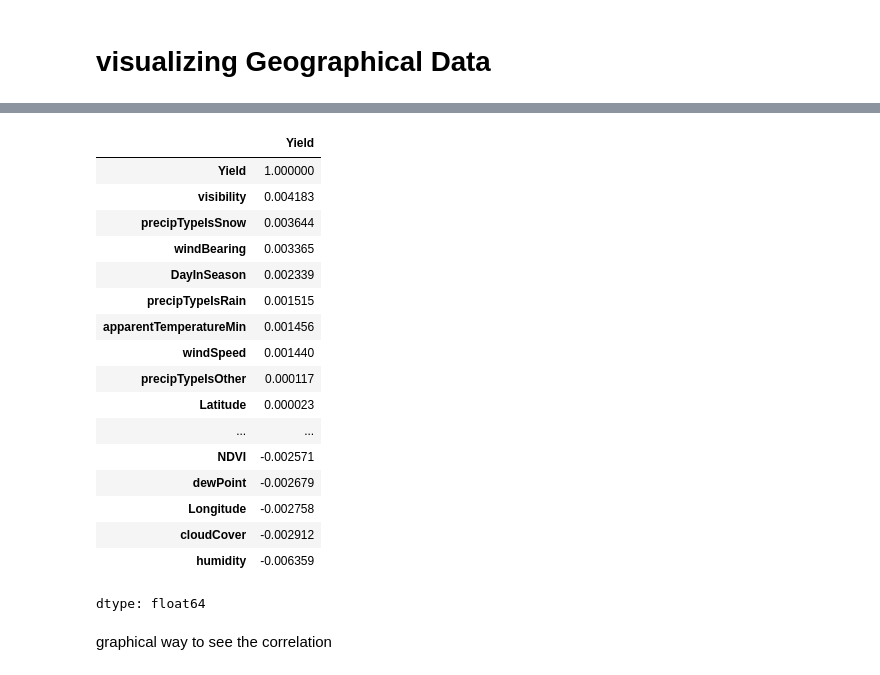
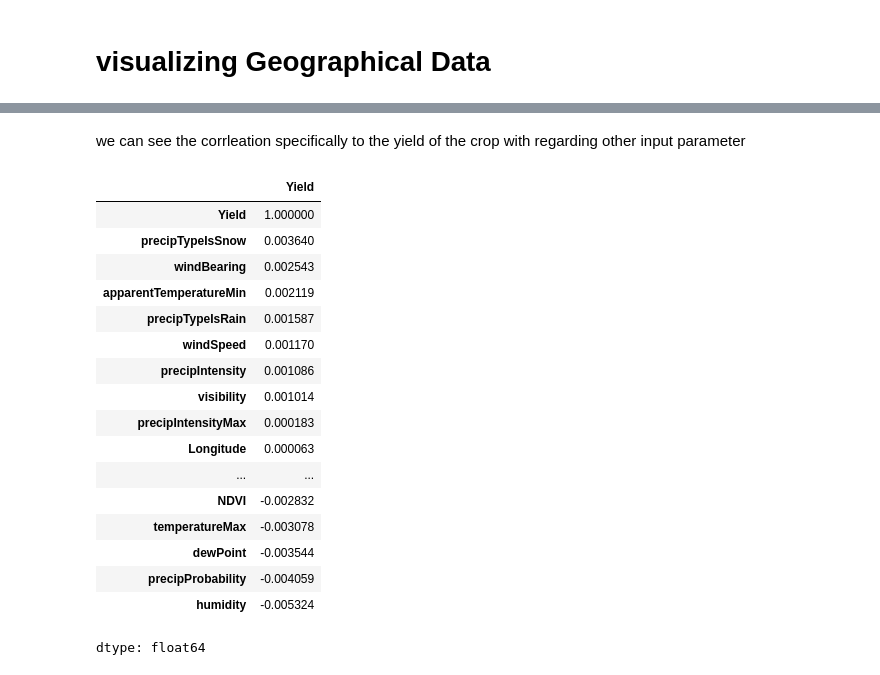
Before and after one commit to yonas8989/wheat_crop_production_ml, a Jupyter notebook: production_prediction.ipynb, the cells around one changed output, grey strips where cells are left out. Saved outputs shown, nothing was run; the diff lists cells and outputs as text; code cells hidden in the pictures.

```diff
--- a/production_prediction.ipynb
+++ b/production_prediction.ipynb
@@ -225,25 +281,24 @@ plt.show()
+# %% [markdown]
+ we can see the corrleation specifically to the yield of the crop with regarding other input parameter
 # %%
-corr_matrix = agriculture_data.corr()
+corr_matrix = agriculture_data.corr(numeric_only=True)
+corr_matrix["Yield"].sort_values(ascending=False)
+# %% [output]
+|  | Yield |
+| Yield | 1.000000 |
+| precipTypeIsSnow | 0.003640 |
+| windBearing | 0.002543 |
+| apparentTemperatureMin | 0.002119 |
+| precipTypeIsRain | 0.001587 |
+| windSpeed | 0.001170 |
+| precipIntensity | 0.001086 |
+| visibility | 0.001014 |
+| precipIntensityMax | 0.000183 |
+| Longitude | 0.000063 |
+| ... | ... |
+| NDVI | -0.002832 |
+| temperatureMax | -0.003078 |
+| dewPoint | -0.003544 |
+| precipProbability | -0.004059 |
+| humidity | -0.005324 |
+dtype: float64
-# %%
-corr_matrix["Yield"].sort_values(ascending=False)
-# %% [output]
-|  | Yield |
-| Yield | 1.000000 |
-| visibility | 0.004183 |
-| precipTypeIsSnow | 0.003644 |
-| windBearing | 0.003365 |
-| DayInSeason | 0.002339 |
-| precipTypeIsRain | 0.001515 |
-| apparentTemperatureMin | 0.001456 |
-| windSpeed | 0.001440 |
-| precipTypeIsOther | 0.000117 |
-| Latitude | 0.000023 |
-| ... | ... |
-| NDVI | -0.002571 |
-| dewPoint | -0.002679 |
-| Longitude | -0.002758 |
-| cloudCover | -0.002912 |
-| humidity | -0.006359 |
-dtype: float64
-# %% [markdown]
-graphical way to see the correlation
```
Also changed, not shown: parts of 10 cells of this notebook.
